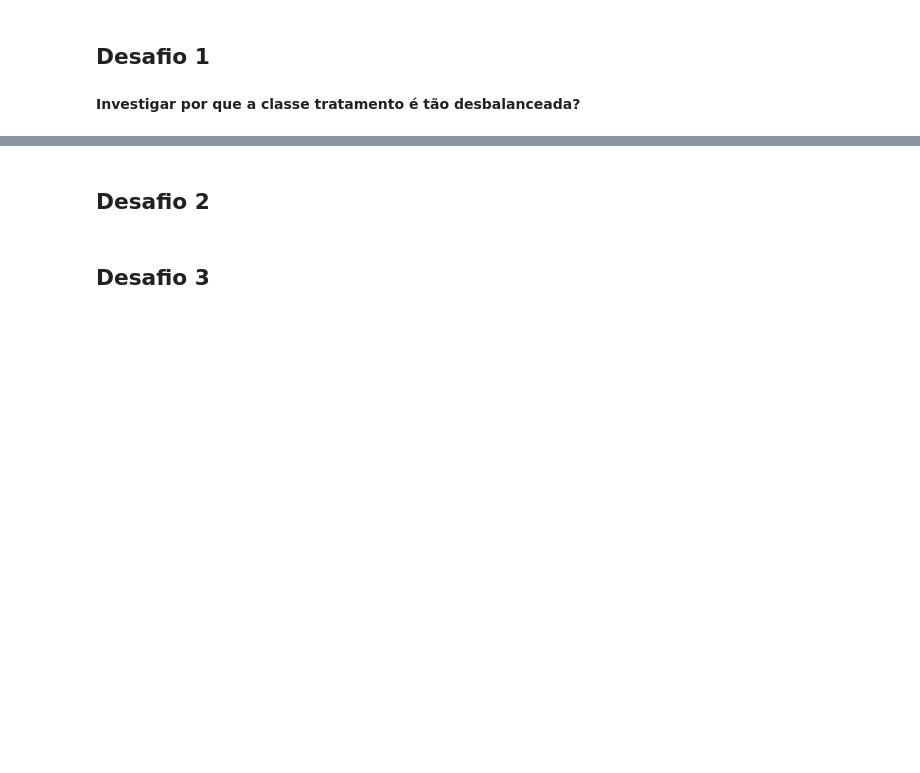
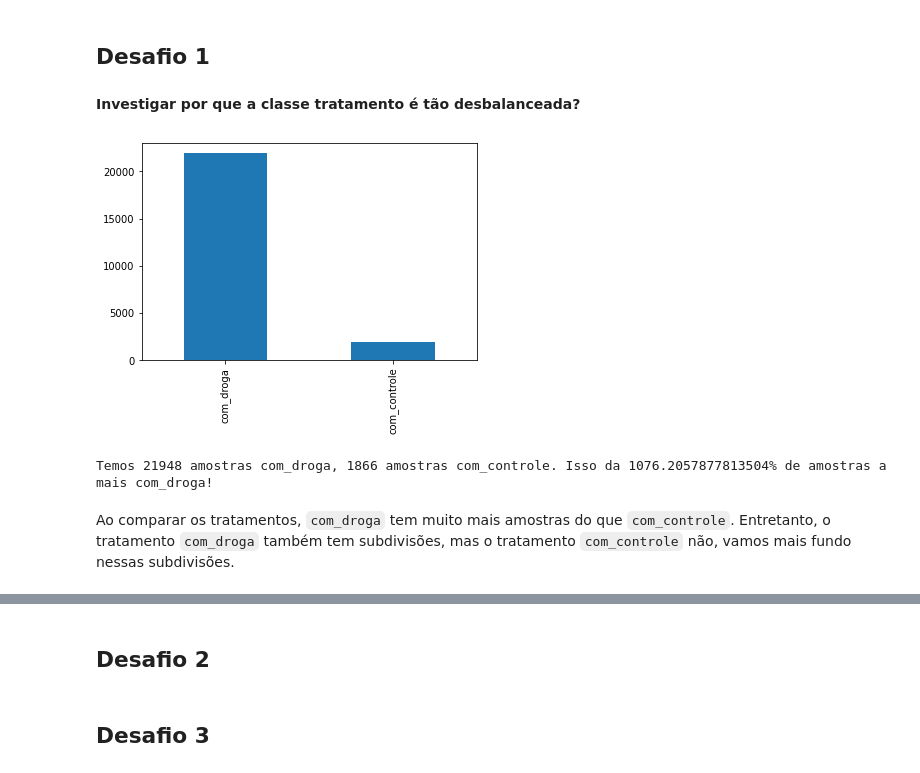
Before and after one commit to LincolnVS/ImersaoDadosAlura, a Jupyter notebook: Aula_01_Desafios.ipynb, the cells around one changed output, grey strips where cells are left out. Cells and saved outputs as stored; diff of their text form; code cells hidden in the pictures; blank space fills up the shorter version.

```diff
--- a/Aula_01_Desafios.ipynb
+++ b/Aula_01_Desafios.ipynb
@@ -91,3 +90,19 @@ Com esses 2 graficos que conseguimos extrair a seguinte informação:
 ## Desafio 1
 # %% [markdown]
 **Investigar por que a classe tratamento é tão desbalanceada?**
+# %%
+dados['tratamento'].value_counts().plot.bar()
+plt.show()
+#dados['tratamento'].value_counts().plot.pie()
+#plt.show()
+
+dict_tratamento = dados['tratamento'].value_counts().to_dict()
+n_droga = dict_tratamento['com_droga']
+n_controle = dict_tratamento['com_controle']
+percent= ((n_droga-n_controle)/n_controle)*100
+print( f'\nTemos {n_droga} amostras com_droga, {n_controle} amostras com_controle. Isso da {percent}% de amostras a mais com_droga!')
+# %% [output]
+[figure, added]
+Temos 21948 amostras com_droga, 1866 amostras com_controle. Isso da 1076.2057877813504% de amostras a mais com_droga!
+# %% [markdown]
+Ao comparar os tratamentos, `com_droga` tem muito mais amostras do que `com_controle`. Entretanto, o tratamento `com_droga` também tem subdivisões, mas o tratamento `com_controle` não, vamos mais fundo nessas subdivisões.
```
Also changed, not shown: parts of 8 cells of this notebook.
